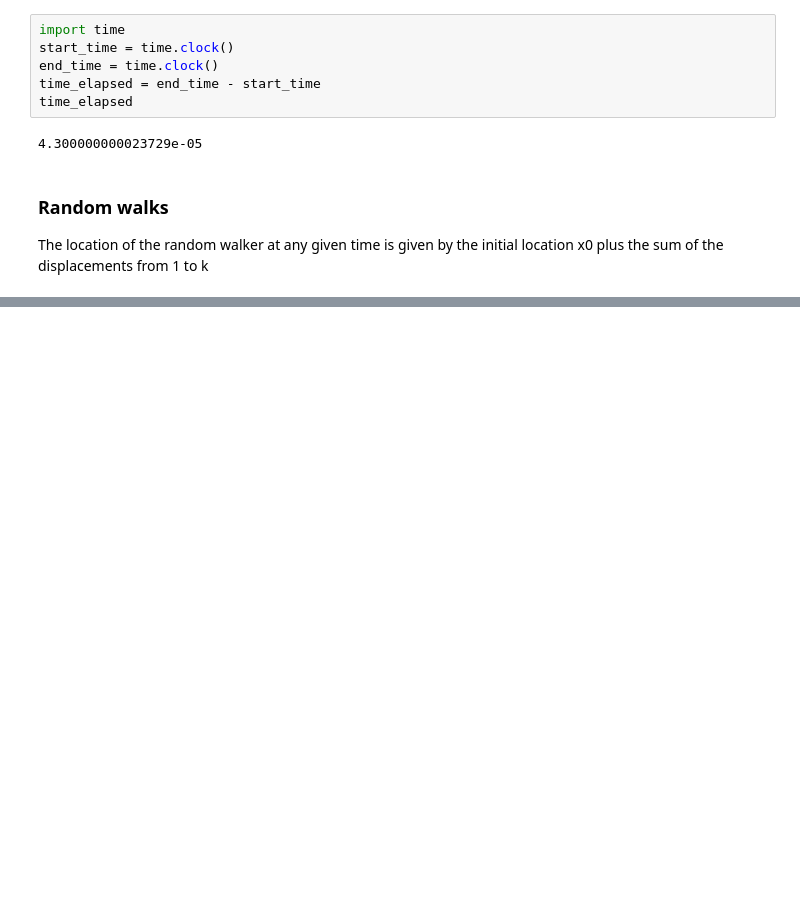
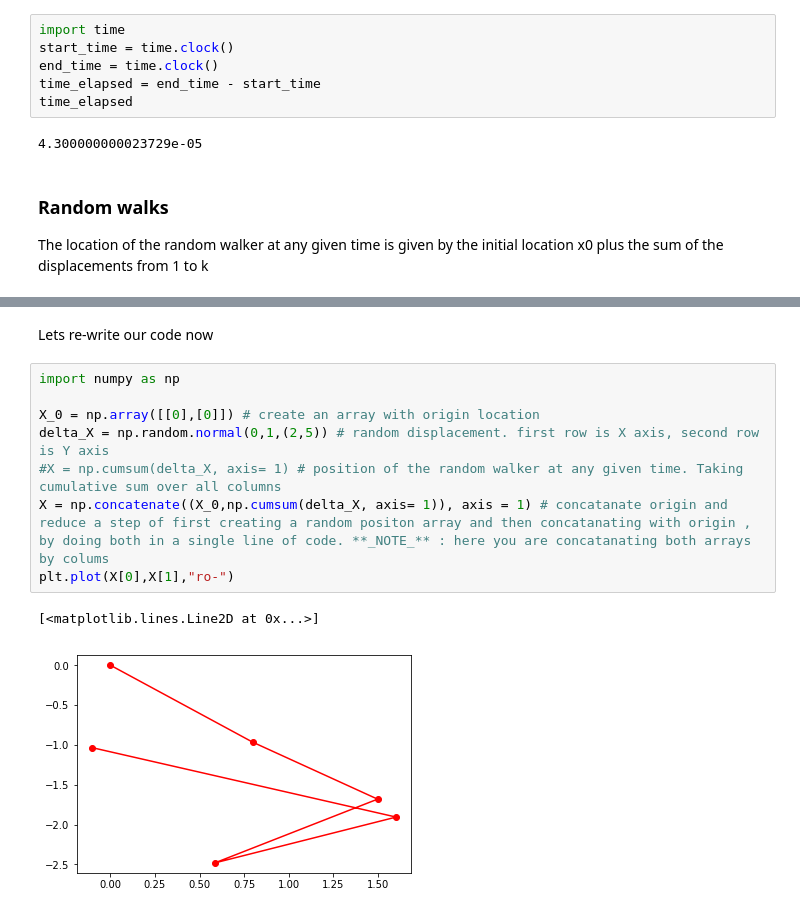
Before and after one commit to nsarode/Python_classNotes, a Jupyter notebook: Matplotlib.ipynb, the cells around one changed output, grey strips where cells are left out. Drawn from its saved outputs; the diff is of its cells as text; blank space fills up the shorter version.

```diff
--- a/Matplotlib.ipynb
+++ b/Matplotlib.ipynb
@@ -529,0 +547,13 @@ The location of the random walker at any given time is given by the initial loca
+# %% [markdown]
+Lets re-write our code now
+# %%
+import numpy as np
+
+X_0 = np.array([[0],[0]]) # create an array with origin location
+delta_X = np.random.normal(0,1,(2,5)) # random displacement. first row is X axis, second row is Y axis
+#X = np.cumsum(delta_X, axis= 1) # position of the random walker at any given time. Taking cumulative sum over all columns
+X = np.concatenate((X_0,np.cumsum(delta_X, axis= 1)), axis = 1) # concatanate origin and reduce a step of first creating a random positon array and then concatanating with origin , by doing both in a single line of code. **_NOTE_** : here you are concatanating both arrays by colums
+plt.plot(X[0],X[1],"ro-")
+# %% [output]
+[<matplotlib.lines.Line2D at 0x...>]
+[figure, added]
```
Also changed, not shown: parts of 28 cells of this notebook.
